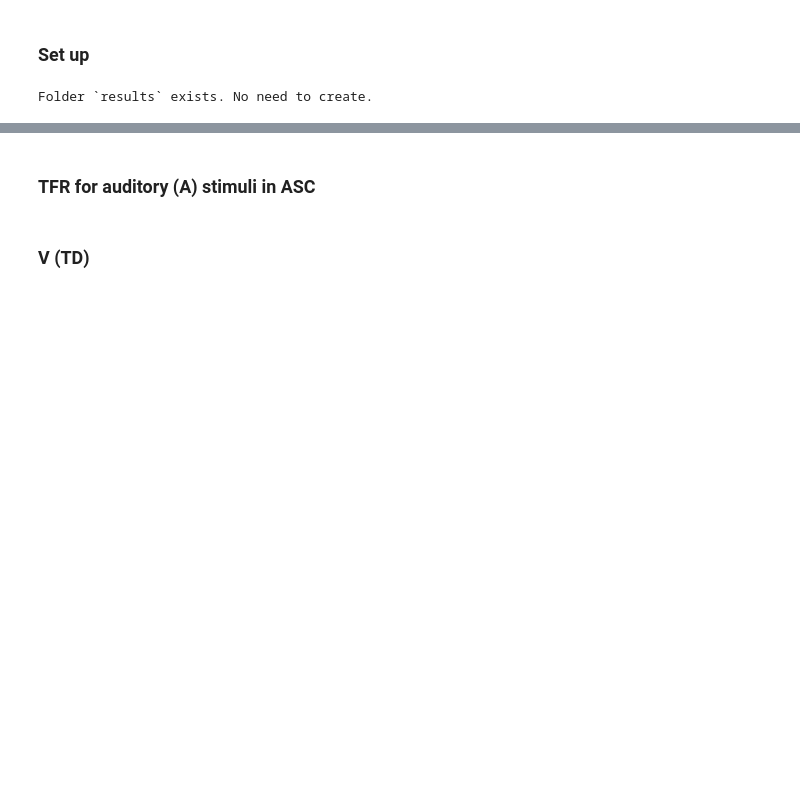
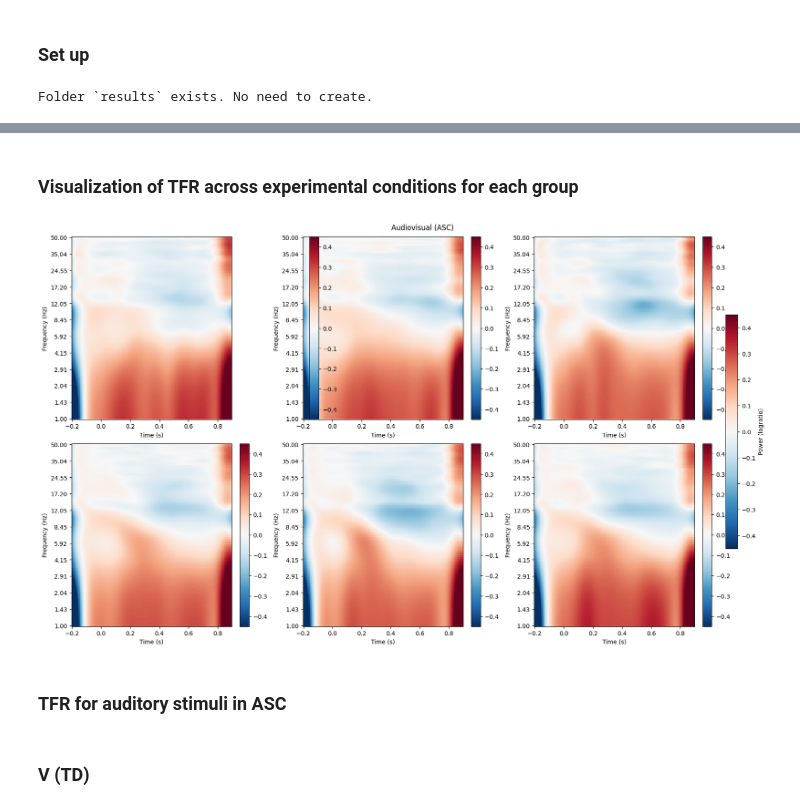
Before and after one commit to PigTzu/Lin_project, a Jupyter notebook: time-frequency_analysis_v2.ipynb, the cells around one changed output, grey strips where cells are left out. Drawn from its saved outputs; the diff is of its cells as text; code cells hidden in the pictures; blank space fills up the shorter version.

```diff
--- a/time-frequency_analysis_v2.ipynb
+++ b/time-frequency_analysis_v2.ipynb
@@ -120,0 +237,3 @@ grand_power_A.plot(
+# %%
+condition = 'V'
+grand_power_V_TD, all_power_V_TD = compute_grand_tfr(derivatives_dir,subject_ids,freqs,n_cycles,condition,picks)
@@ -120,0 +262,7 @@ grand_power_A.plot(
+# %%
+subject_paths = glob.glob(os.path.join(derivatives_dir, 'sub-11*'))
+subject_ids = sorted([os.path.basename(p) for p in subject_paths if os.path.isdir(p)])
+picks = ['eeg']
+# %%
+condition = 'A'
+grand_power_A_ASC, all_power_A_ASC = compute_grand_tfr(derivatives_dir,subject_ids,freqs,n_cycles,condition,picks)
@@ -120,0 +287,3 @@ grand_power_A.plot(
+# %%
+condition = 'V'
+grand_power_V_ASC, all_power_V_ASC = compute_grand_tfr(derivatives_dir,subject_ids,freqs,n_cycles,condition,picks)
@@ -121,5 +308,60 @@ grand_power_A.plot(
+# %% [markdown]
+### Visualization of TFR across experimental conditions for each group
+# %%
+roi_channels = ['CP1', 'CP3', 'P1', 'P3', 'P5']
+
+fig, axes = plt.subplots(2, 3, figsize=(18, 10), layout="constrained")
+axes = axes.flatten()  # 將 2D 陣列拉平，方便用單一索引跑迴圈
+
+# 假設你把算好的 6 個 Grand Average 物件打包成一個列表與對應標題
+tfr_list = [
+    grand_power_A_TD, grand_power_A_ASC,
+    grand_power_V_TD, grand_power_V_ASC,
+    grand_power_AV_TD, grand_power_AV_ASC
+]
+titles = [
+    'Auditory (TD)', 'Auditory (ASC)',
+    'Visual (TD)', 'Visual (ASC)',
+    'Audiovisual (TD)', 'Audiovisual (ASC)'
+]
+
+# 設定統一的色彩範圍上限與下限
+vmin, vmax = -0.45, 0.45
+
+# 2. 依序將 TFR 畫進對應的子圖
+im = None  # 用來記錄影像物件以生成 colorbar
+for i, (tfr, title) in enumerate(zip(tfr_list, titles)):
+    # 關鍵：傳入 axes=axes[i], vlim=(vmin, vmax), 且最重要的是 show=False
+    # 它會回傳一個包含 matplotlib figure 的列表
+    tfr_fig = tfr.plot(
+        picks=roi_channels,
+        baseline=(-0.5, 0),
+        mode="logratio",
+        combine='mean',
+        title=title,
+        vlim=(vmin, vmax),
+        axes=axes[i],  # 指定畫在特定的子圖上
+        show=False     # 阻止 MNE 建立獨立的 colorbar 與新視窗
+    )
+
+    # 從子圖中抓取影像物件（通常是第一個 Axes 中的複數物件之一，或是從 tfr_fig 中取得）
+    if im is None:
+        # 抓取該子圖內畫好的大圖（QuadMesh 物件），用來當作 colorbar 的基準
+        im = axes[i].collections[0] if axes[i].collections else axes[i].images[0]
+
+# 3. 移除 MNE 自動幫每個子圖多產生的內建 colorbar Axes（如果有的話）
+# 因為 MNE 的 plot 函式有時會在 axes[i] 內部進行複雜切分，若發現版面殘留空白，
+# 可以直接使用 matplotlib 的 fig.colorbar 綁定剛剛抓到的影像物件：
+
+# 4. 建立全域唯一的共享 colorbar
+cbar = fig.colorbar(im, ax=axes.tolist(), orientation='vertical', shrink=0.6)
+cbar.set_label('Power (logratio)')
+
+plt.show()
+# %% [output]
+[figure, added]
 # %% [markdown]
-### TFR for auditory (A) stimuli in ASC
+### TFR for auditory stimuli in ASC
 # %%
 subject_paths = glob.glob(os.path.join(base_dir, 'sub-11*'))
 subject_ids = sorted([os.path.basename(p) for p in subject_paths if os.path.isdir(p)])
```
Also changed, not shown: parts of 42 cells of this notebook, 1 other file.
